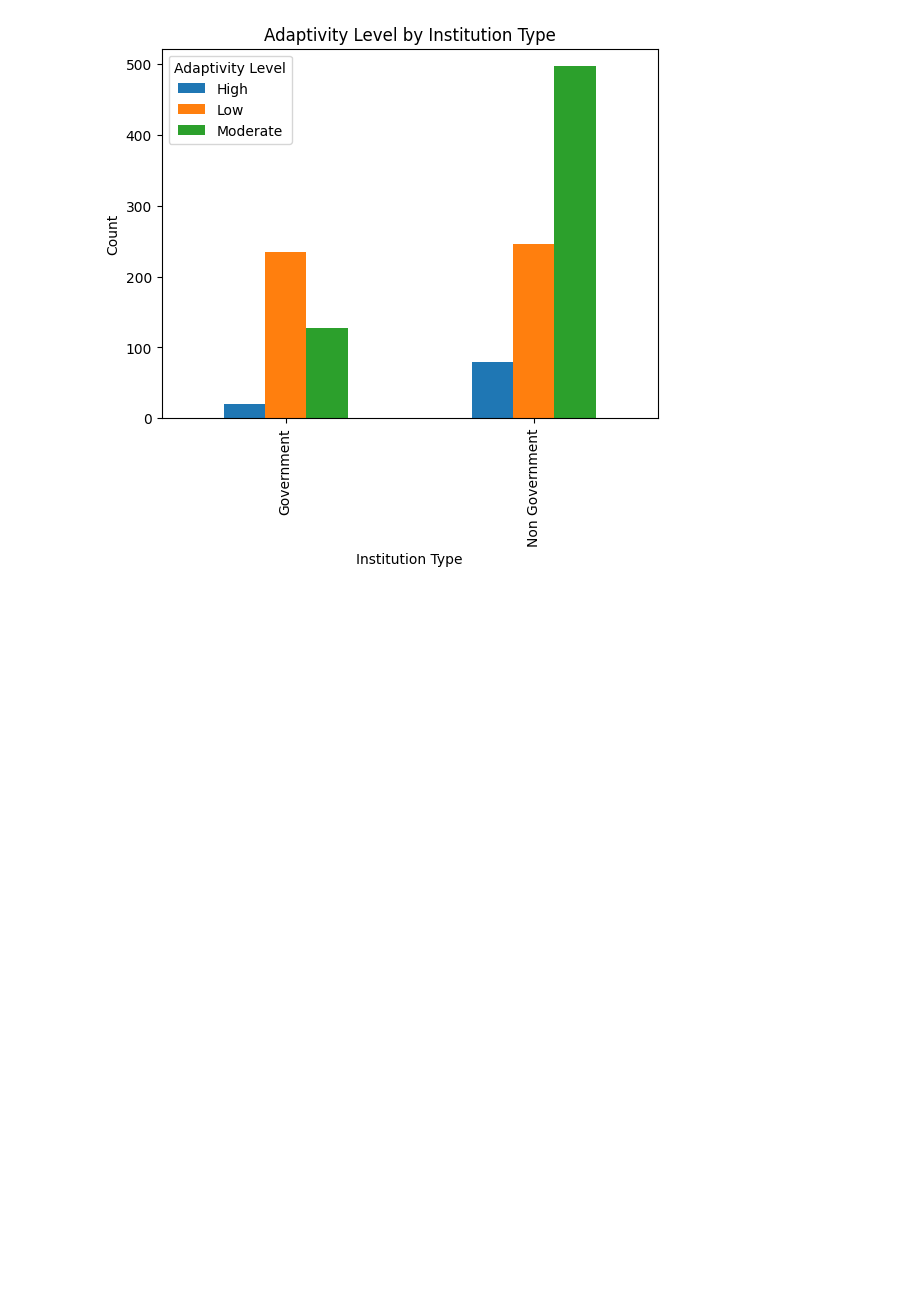
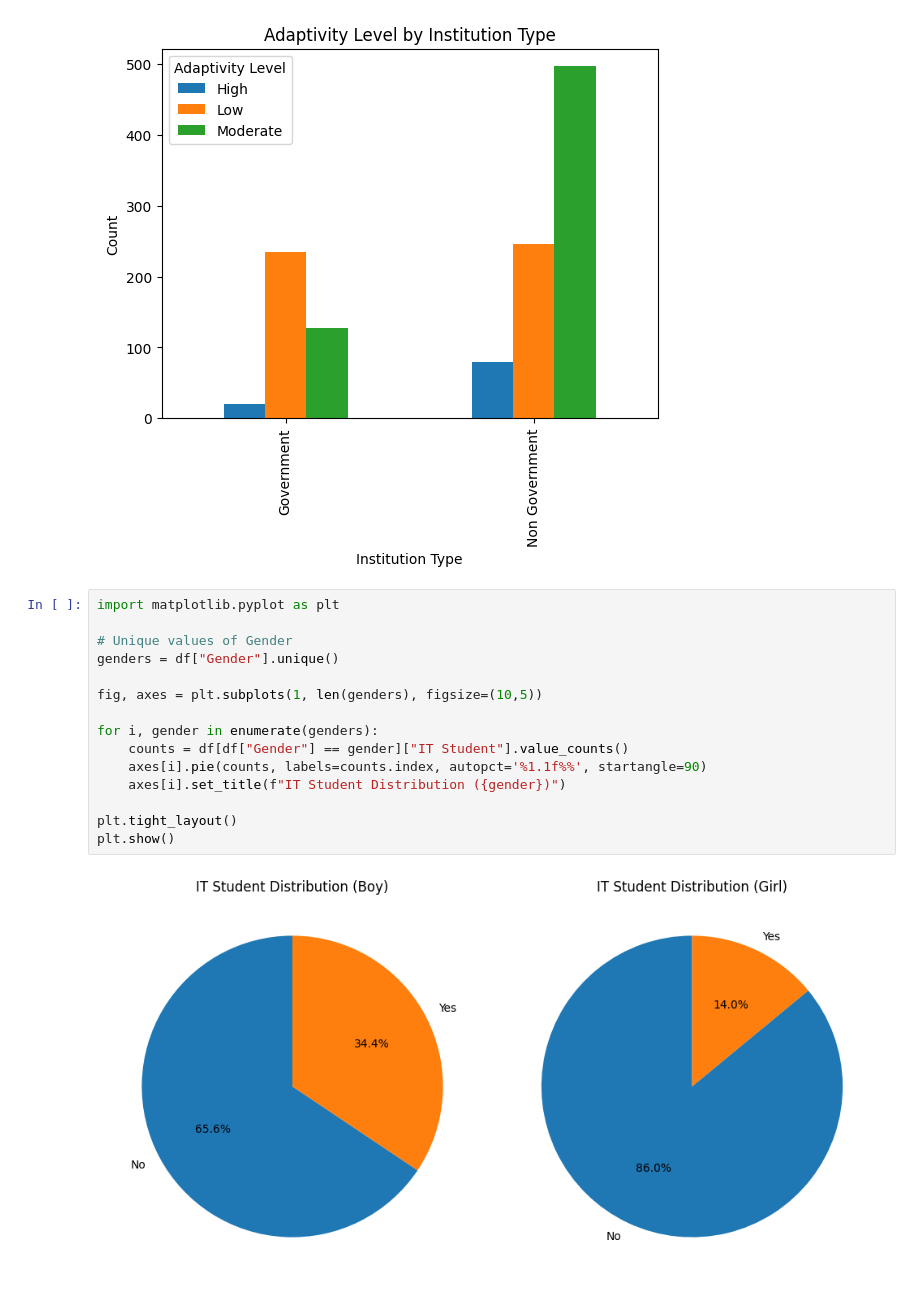
Before and after one commit to RandDahmash/Mining-project, a Jupyter notebook: Phase2.ipynb, the cells around one changed output. Cells and saved outputs as stored; diff of their text form; blank space fills up the shorter version.

```diff
--- a/Phase2.ipynb
+++ b/Phase2.ipynb
@@ -81,3 +81,20 @@ plt.ylabel("Count")
 plt.show()
 # %% [output]
 [figure]
+# %%
+import matplotlib.pyplot as plt
+
+# Unique values of Gender
+genders = df["Gender"].unique()
+
+fig, axes = plt.subplots(1, len(genders), figsize=(10,5))
+
+for i, gender in enumerate(genders):
+    counts = df[df["Gender"] == gender]["IT Student"].value_counts()
+    axes[i].pie(counts, labels=counts.index, autopct='%1.1f%%', startangle=90)
+    axes[i].set_title(f"IT Student Distribution ({gender})")
+
+plt.tight_layout()
+plt.show()
+# %% [output]
+[figure, added]
```
